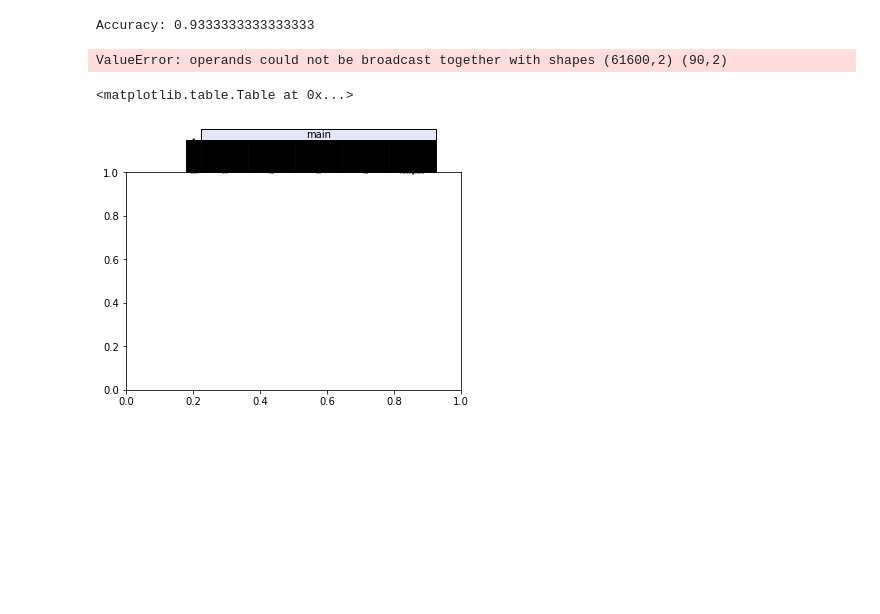
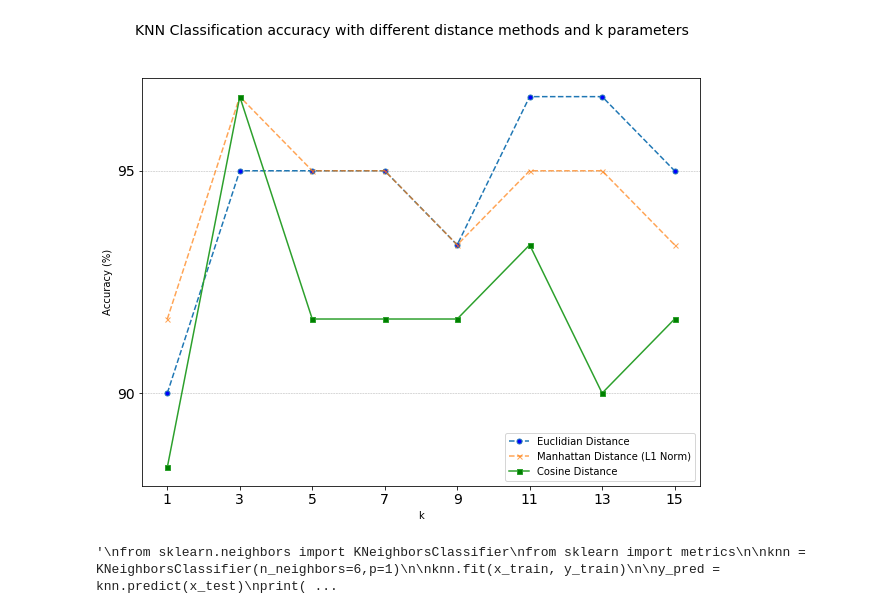
Before and after one commit to Berkays/KNN, a Jupyter notebook: knn.ipynb, the cells around one changed output. Drawn from its saved outputs; the diff is of its cells as text; code cells hidden in the pictures; blank space fills up the shorter version.

```diff
--- a/knn.ipynb
+++ b/knn.ipynb
@@ -102,4 +110,25 @@ observations
+# %%
+# Plot accuracy graph
+euclid_metrics = observations[observations['method'] == "euclid"]
+manhattan_metrics = observations[observations['method'] == "manhattan"]
+cosine_metrics = observations[observations['method'] == "cosine"]
+
+fig = plt.figure(figsize=(10,7.5))
+plt.xticks(range(1, 16, 2), fontsize=14)
+plt.yticks(range(60, 100, 5), fontsize=14)
+plt.grid(True, 'major', 'y', ls='--', lw=.5, c='k', alpha=.3)
+fig.suptitle('KNN Classification accuracy with different distance methods and k parameters', fontsize=14, ha='center')
+plt.xlabel('k')
+plt.ylabel('Accuracy (%)')
+plt.plot(euclid_metrics['k'], euclid_metrics['accuracy'], label='Euclidian Distance',linestyle='dashed', marker='o', markerfacecolor='blue', markersize=5)
+plt.plot(manhattan_metrics['k'], manhattan_metrics['accuracy'], label = 'Manhattan Distance (L1 Norm)',linestyle='dashed', marker='x', markerfacecolor='orange', markersize=5,alpha=0.7)
+plt.plot(cosine_metrics['k'], cosine_metrics['accuracy'], label = 'Cosine Distance', marker='s', markerfacecolor='green', markersize=5)
+plt.legend()
+plt.show()
+# %% [output]
+[figure, added]
 # %%
+"""
 from sklearn.neighbors import KNeighborsClassifier
 from sklearn import metrics
 
@@ -109,50 +138,6 @@ knn.fit(x_train, y_train)
 
 y_pred = knn.predict(x_test)
 print("Accuracy:",metrics.accuracy_score(y_test, y_pred))
+"""
 # %% [output]
-Accuracy: 0.9333333333333333
+'\nfrom sklearn.neighbors import KNeighborsClassifier\nfrom sklearn import metrics\n\nknn = KNeighborsClassifier(n_neighbors=6,p=1)\n\nknn.fit(x_train, y_train)\n\ny_pred = knn.predict(x_test)\nprint( ...
-# %%
-from matplotlib.colors import ListedColormap
-h = .02  # step size in the mesh
-# Create color maps
-cmap_light = ListedColormap(['#FFAAAA', '#AAFFAA', '#AAAAFF'])
-cmap_bold = ListedColormap(['#FF0000', '#00FF00', '#0000FF'])
-
-# we create an instance of Neighbours Classifier and fit the data.
-clf = KNNClassifier()
-clf.train(x_train,y_train)
-
-# Plot the decision boundary. For that, we will assign a color to each
-# point in the mesh [x_min, x_max]x[y_min, y_max].
-x_min, x_max = X[:, 0].min() - 1, X[:, 0].max() + 1
-y_min, y_max = X[:, 1].min() - 1, X[:, 1].max() + 1
-xx, yy = np.meshgrid(np.arange(x_min, x_max, h),
-                     np.arange(y_min, y_max, h))
-Z = clf.predict(np.c_[xx.ravel(), yy.ravel()],7)
-
-# Put the result into a color plot
-Z = Z.reshape(xx.shape)
-plt.figure()
-plt.pcolormesh(xx, yy, Z, cmap=cmap_light)
-
-# Plot also the training points
-plt.scatter(X[:, 0], X[:, 1], c=y, cmap=cmap_bold,
-            edgecolor='k', s=20)
-plt.xlim(xx.min(), xx.max())
-plt.ylim(yy.min(), yy.max())
-plt.title("3-Class classification (k = %i, weights = '%s')")
-
-plt.show()
-# %% [output]
-ValueError: operands could not be broadcast together with shapes (61600,2) (90,2)
-# %%
-
-plt.table(cellText=df.round(4).values, cellLoc='center', bbox=[0.225, 1, 0.7, 0.15],
-    rowLabels=['  {}  '.format(i) for i in df.index], rowLoc='center',
-    rowColours=['silver']*len(df.index), colLabels=df.columns, colLoc='center',
-    colColours=['lightgrey']*len(df.columns), colWidths=[0.1]*len(df.columns))
-plt.table(cellText=[['main']], cellLoc='center', bbox=[0.225, 1.15, 0.7, 0.05],
-    cellColours=[['Lavender']])
-# %% [output]
-<matplotlib.table.Table at 0x...>
-[figure, removed]
```
Also changed, not shown: parts of 6 cells of this notebook, 1 other file.
